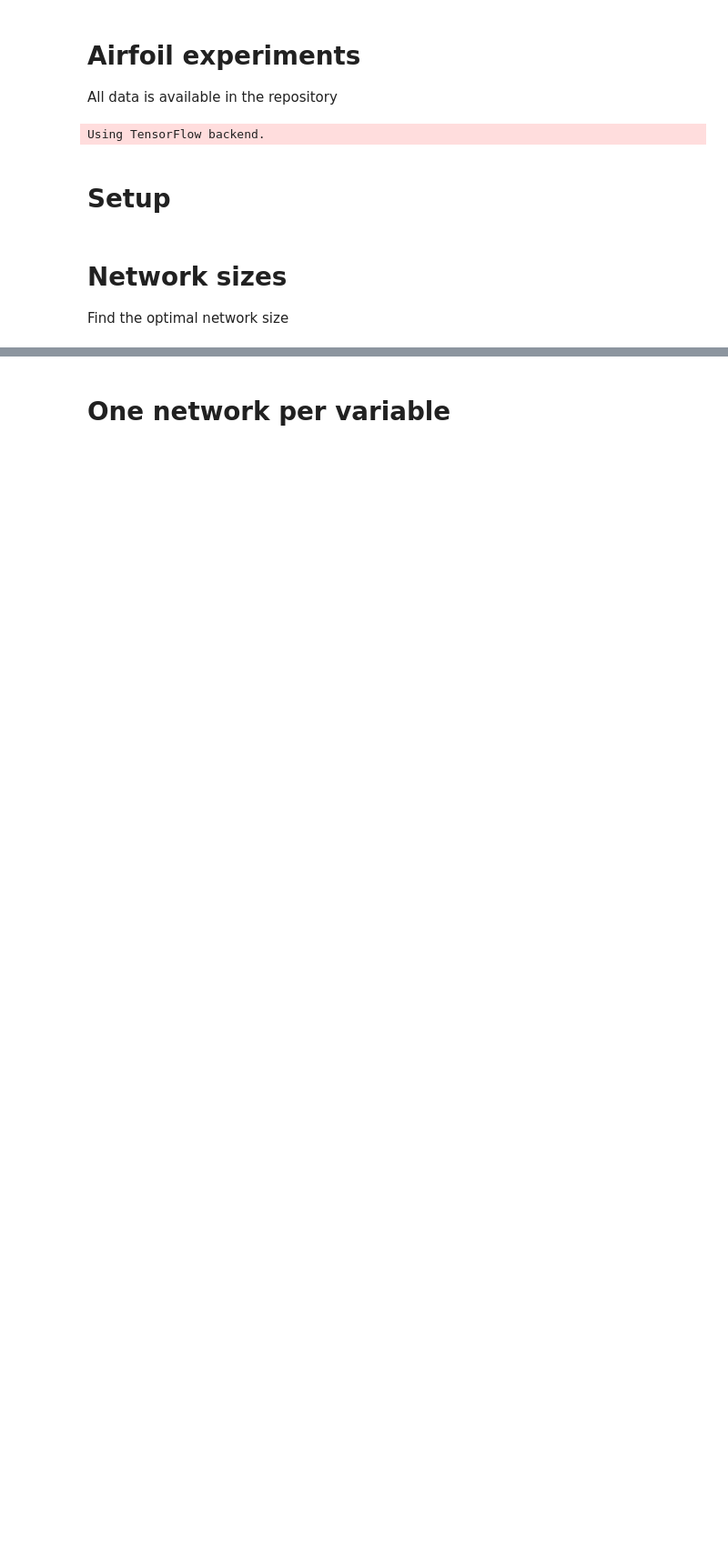
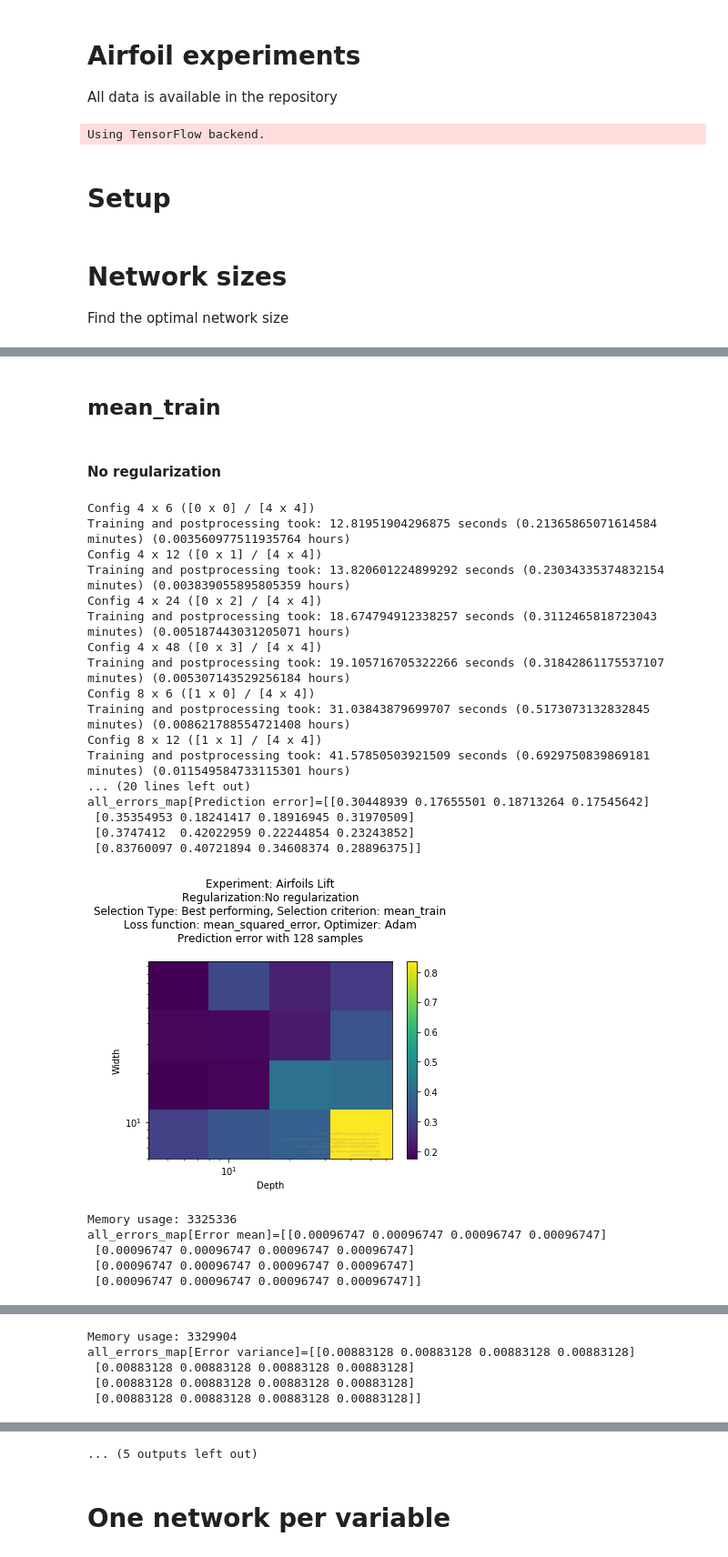
Before and after one commit to kjetil-lye/learning_airfoils, a Jupyter notebook: notebooks/MachineLearningSixParametersAirfoil.ipynb, the cells around one changed output, grey strips where cells are left out. Shown at 91% size. Cells and saved outputs as stored; diff of their text form; code cells hidden in the pictures; blank space fills up the shorter version.

```diff
--- a/notebooks/MachineLearningSixParametersAirfoil.ipynb
+++ b/notebooks/MachineLearningSixParametersAirfoil.ipynb
@@ -36,8 +37,7 @@ input_size=6
 train_size=128
 validation_size=128
 
-epochs = 5000000
-
+epochs = 5
 
 airfoils_network = [12, 12, 10, 12, 10, 12, 10, 10, 12,1]
 # %% [markdown]
@@ -153,0 +47,10 @@ NameError: name 'find_best_network_size_notebook' is not defined
+# %%
+force_names=['Lift', 'Drag']
+
+for n, force_name in enumerate(force_names):
+    display(HTML("<h1>%s</h1>"% force_name))
+    try_best_network_sizes(parameters=qmc_points,
+                           samples=forces[:,n+1],
+                           base_title='Airfoils %s' % force_name,
+                          epochs=epochs)
+# %% [output]
@@ -153,0 +59,25 @@ NameError: name 'find_best_network_size_notebook' is not defined
+mean_train
+No regularization
+Config 4 x 6 ([0 x 0] / [4 x 4])
+Training and postprocessing took: 12.81951904296875 seconds (0.21365865071614584 minutes) (0.003560977511935764 hours)
+Config 4 x 12 ([0 x 1] / [4 x 4])
+Training and postprocessing took: 13.820601224899292 seconds (0.23034335374832154 minutes) (0.003839055895805359 hours)
+Config 4 x 24 ([0 x 2] / [4 x 4])
+Training and postprocessing took: 18.674794912338257 seconds (0.3112465818723043 minutes) (0.005187443031205071 hours)
+Config 4 x 48 ([0 x 3] / [4 x 4])
+Training and postprocessing took: 19.105716705322266 seconds (0.31842861175537107 minutes) (0.005307143529256184 hours)
+Config 8 x 6 ([1 x 0] / [4 x 4])
+Training and postprocessing took: 31.03843879699707 seconds (0.5173073132832845 minutes) (0.008621788554721408 hours)
+Config 8 x 12 ([1 x 1] / [4 x 4])
+Training and postprocessing took: 41.57850503921509 seconds (0.6929750839869181 minutes) (0.011549584733115301 hours)
+... (20 lines left out)
+all_errors_map[Prediction error]=[[0.30448939 0.17655501 0.18713264 0.17545642]
+ [0.35354953 0.18241417 0.18916945 0.31970509]
+ [0.3747412  0.42022959 0.22244854 0.23243852]
+ [0.83760097 0.40721894 0.34608374 0.28896375]]
+[figure, added]
+Memory usage: 3325336
+all_errors_map[Error mean]=[[0.00096747 0.00096747 0.00096747 0.00096747]
+ [0.00096747 0.00096747 0.00096747 0.00096747]
+ [0.00096747 0.00096747 0.00096747 0.00096747]
+ [0.00096747 0.00096747 0.00096747 0.00096747]]
@@ -153,0 +85,5 @@ NameError: name 'find_best_network_size_notebook' is not defined
+Memory usage: 3329904
+all_errors_map[Error variance]=[[0.00883128 0.00883128 0.00883128 0.00883128]
+ [0.00883128 0.00883128 0.00883128 0.00883128]
+ [0.00883128 0.00883128 0.00883128 0.00883128]
+ [0.00883128 0.00883128 0.00883128 0.00883128]]
@@ -154,2 +97,3 @@ NameError: name 'find_best_network_size_notebook' is not defined
+... (5 outputs left out)
 # %% [markdown]
 # One network per variable
```
Also changed, not shown: parts of 10 cells of this notebook, 4 other files.
